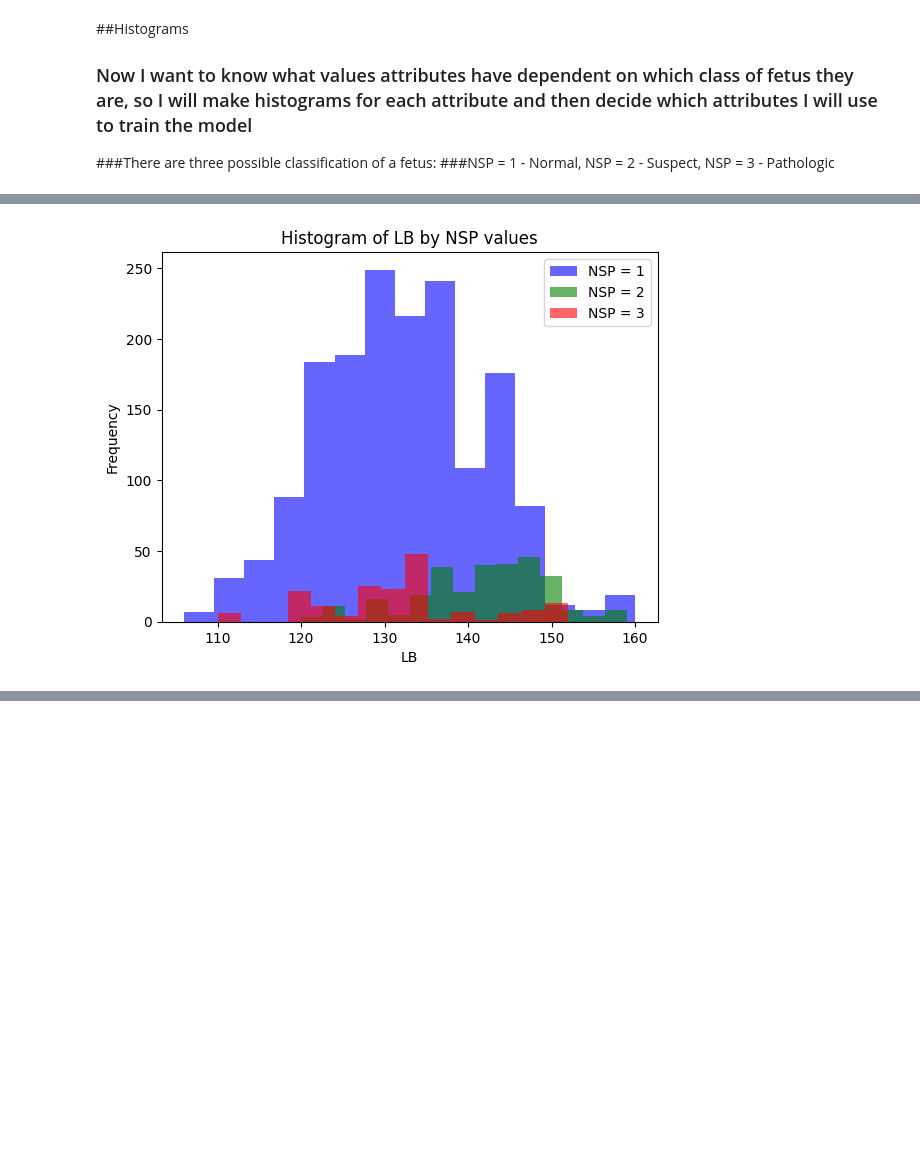
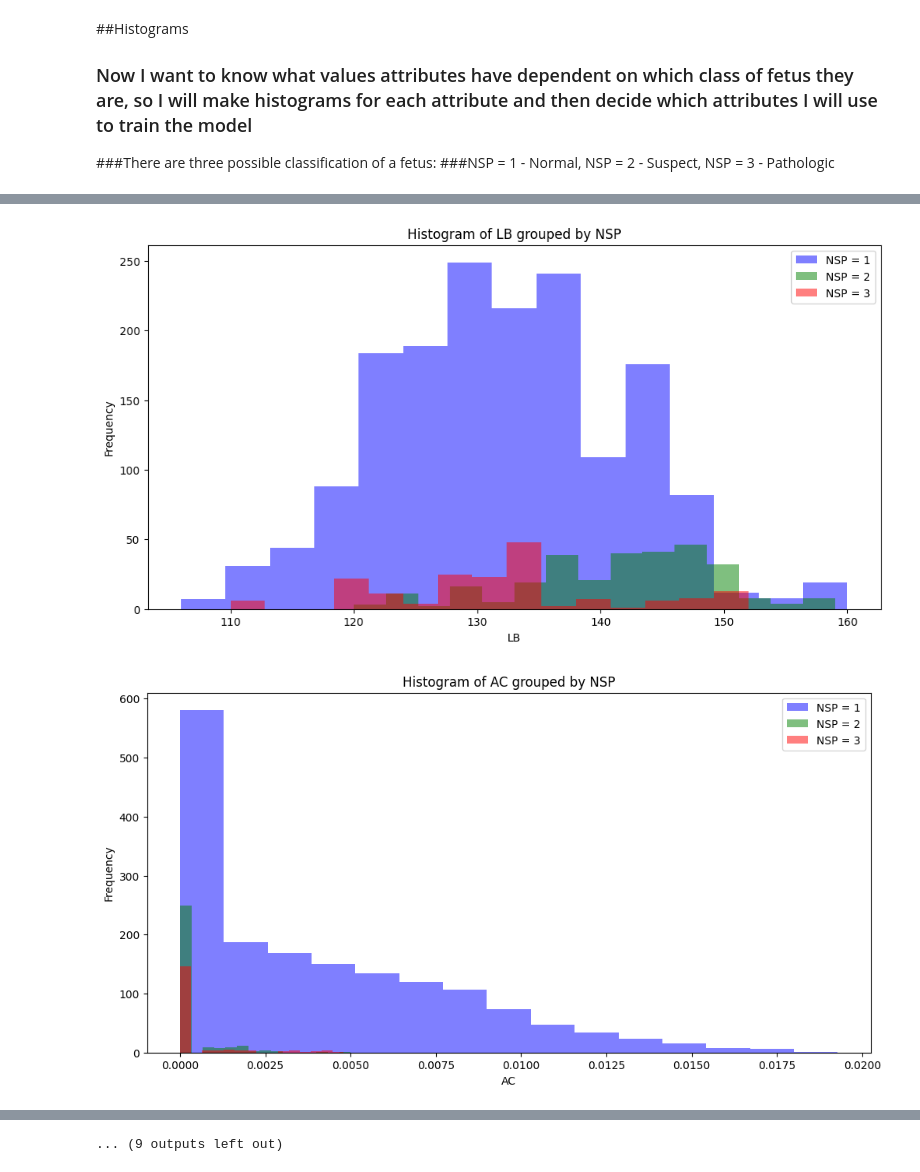
Before and after one commit to dpasierbiewicz/Cardiotocography_Fetus_Classification, a Jupyter notebook: CTG_notebook.ipynb, the cells around one changed output, grey strips where cells are left out. Saved outputs shown, nothing was run; the diff lists cells and outputs as text; code cells hidden in the pictures; blank space fills up the shorter version.

Commit message:
Adding all histograms

```diff
--- a/CTG_notebook.ipynb
+++ b/CTG_notebook.ipynb
@@ -138,19 +147,25 @@ print(df.tail)
 # %%
+
 import matplotlib.pyplot as plt
 
-nsp_1 = df[df['NSP'] == 1]['LB']
-nsp_2 = df[df['NSP'] == 2]['LB']
-nsp_3 = df[df['NSP'] == 3]['LB']
 
-plt.hist(nsp_1, bins=15, alpha=0.6, label='NSP = 1', color='blue')
-plt.hist(nsp_2, bins=15, alpha=0.6, label='NSP = 2', color='green')
-plt.hist(nsp_3, bins=15, alpha=0.6, label='NSP = 3', color='red')
+for column in df.columns:
+    if column != "NSP":
+        nsp_1 = df[df["NSP"] == 1][column]
+        nsp_2 = df[df["NSP"] == 2][column]
+        nsp_3 = df[df["NSP"] == 3][column]
 
-plt.xlabel('LB')
-plt.ylabel('Frequency')
-plt.title('Histogram of LB by NSP values')
-plt.legend()
+        plt.figure(figsize=(12, 6))
+        plt.hist(nsp_1, bins=15, alpha=0.5, label='NSP = 1', color='blue')
+        plt.hist(nsp_2, bins=15, alpha=0.5, label='NSP = 2', color='green')
+        plt.hist(nsp_3, bins=15, alpha=0.5, label='NSP = 3', color='red')
 
-plt.show()
+        plt.xlabel(column)
+        plt.ylabel('Frequency')
+        plt.title(f'Histogram of {column} grouped by NSP')
+        plt.legend()
+
+        plt.show()
 # %% [output]
-[figure, old version]
+[figure, new version]
+[figure, added]
@@ -156,0 +182 @@ plt.show()
+... (9 outputs left out)
```
Also changed, not shown: parts of 7 cells of this notebook.
